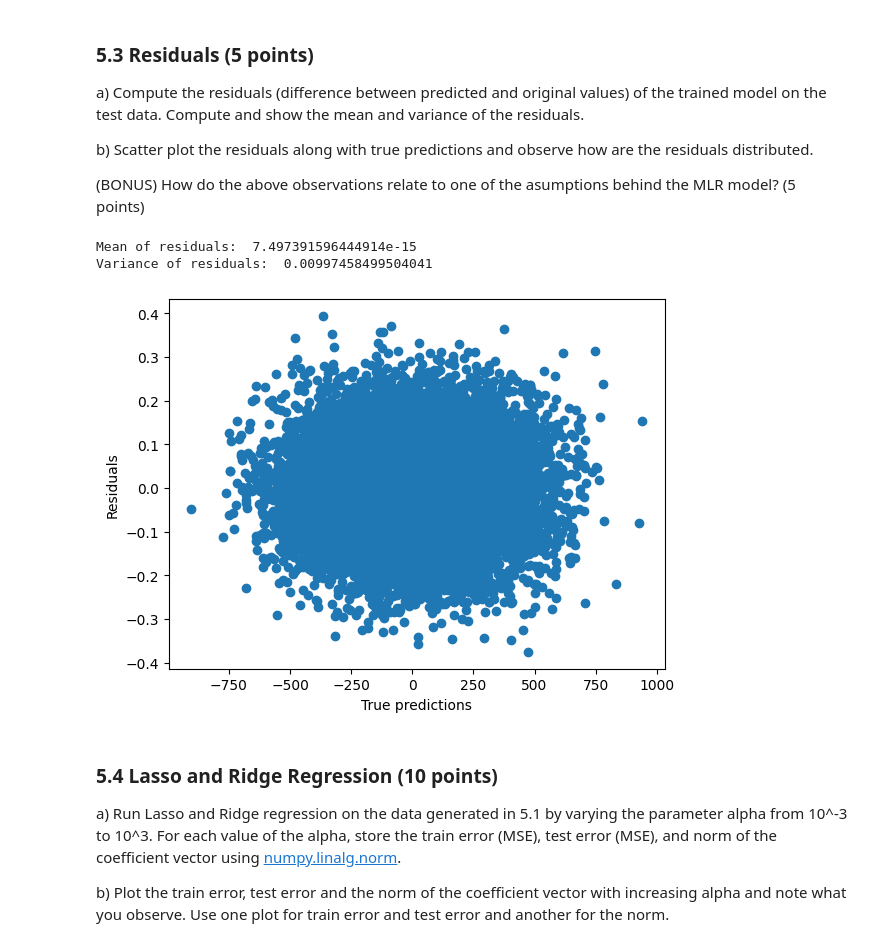
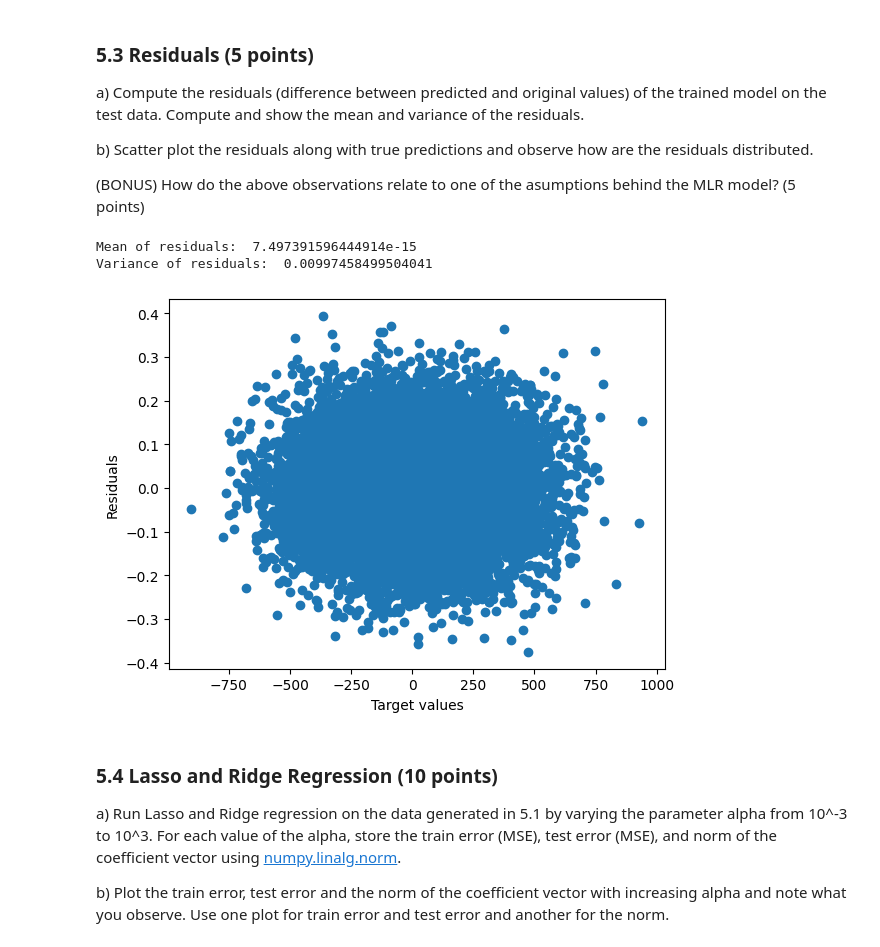
Before and after one commit to novialife/DL-in-Data-Science, a Jupyter notebook: HW1/DSP23_Homework_1.ipynb, the cells around one changed output. Cells and saved outputs as stored; diff of their text form; code cells hidden in the pictures.

```diff
--- a/HW1/DSP23_Homework_1.ipynb
+++ b/HW1/DSP23_Homework_1.ipynb
@@ -195,19 +199,19 @@ b) Scatter plot the residuals along with true predictions and observe how are th
 # %%
 # a. Compute the residuals. Show the mean and variance of the residuals
 residuals = y_train - y_train_pred
 print("Mean of residuals: ", np.mean(residuals))
 print("Variance of residuals: ", np.var(residuals))
 print()
 
-# b. Scatter plot of the residuals vs. the true predictions
-plt.scatter(y_train_pred, residuals)
-plt.xlabel("True predictions")
+# b. Scatter plot of the residuals vs. the corresponding target values
+plt.scatter(y_train, residuals)
+plt.xlabel("Target values")
 plt.ylabel("Residuals")
 plt.show()
 # %% [output]
 Mean of residuals:  7.497391596444914e-15
 Variance of residuals:  0.00997458499504041
-[figure, old version]
+[figure, new version]
 # %% [markdown]
 ### 5.4 Lasso and Ridge Regression (10 points)
 
```
Also changed, not shown: parts of 2 cells of this notebook.
